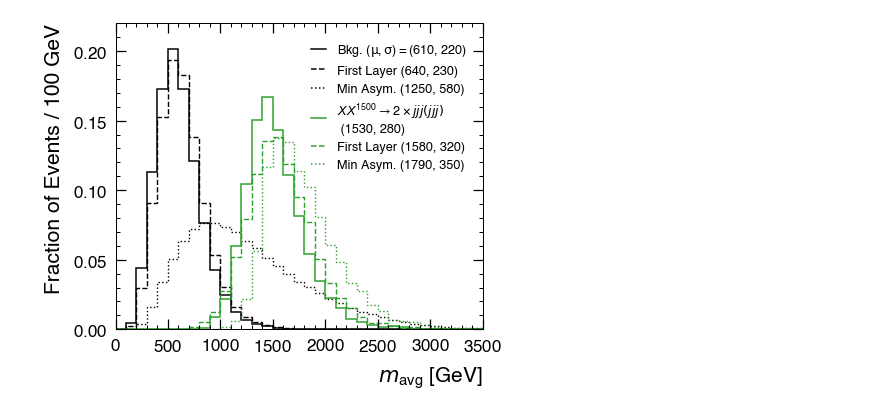
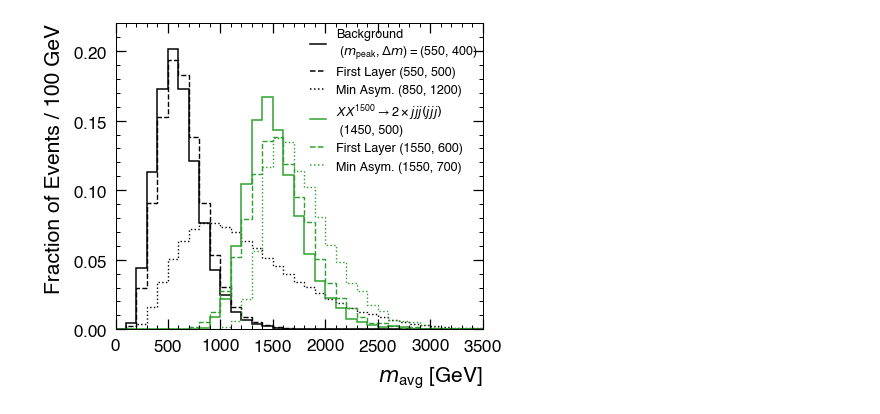
Before and after one commit to badeaa3/unsupervised-search, a Jupyter notebook: plotting/Compare Plot.ipynb, the cells around one changed output. Saved outputs shown, nothing was run; the diff lists cells and outputs as text; code cells hidden in the pictures.

```diff
--- a/plotting/Compare Plot.ipynb
+++ b/plotting/Compare Plot.ipynb
@@ -11,6 +11,25 @@ import numpy as np
 import atlas_mpl_style as ampl
 ampl.use_atlas_style(usetex=True)
 ampl.set_color_cycle("Paper", 6)
+# %%
+# Find the bin with the maximum count (peak)
+def peakFWHM(counts, bin_edges):
+    peak_bin_index = np.argmax(counts)
+    peak_value = (bin_edges[peak_bin_index] + bin_edges[peak_bin_index + 1]) / 2  # Midpoint of the peak bin
+
+    # Calculate the half-maximum count
+    half_max_count = counts[peak_bin_index] / 2
+
+    # Find the indices where the counts are closest to the half-maximum count on each side of the peak
+    left_index = np.argmin(np.abs(counts[:peak_bin_index] - half_max_count))
+    right_index = np.argmin(np.abs(counts[peak_bin_index + 1:] - half_max_count)) + peak_bin_index + 1
+
+    # Calculate FWHM
+    fwhm = bin_edges[right_index] - bin_edges[left_index]
+
+    # print("Peak value:", peak_value)
+    # print("FWHM:", fwhm)
+    return peak_value, fwhm
 # %%
 # plot the first layer line or not
 doFirstLayer = True
@@ -45,8 +64,9 @@ rasterized = False
 
 # background
 weights = np.array(dic['compare_plot']['Bkg'])*binW
-mean = np.average(bin_centers, weights=weights)
-std_dev = np.sqrt(np.average((bin_centers - mean)**2, weights=weights))
+# mean = np.average(bin_centers, weights=weights)
+# std_dev = np.sqrt(np.average((bin_centers - mean)**2, weights=weights))
+mean, std_dev = peakFWHM(weights ,bins)
 ax.hist(bins[:-1],
     bins,
     weights=weights,
@@ -54,15 +74,16 @@ ax.hist(bins[:-1],
     lw=lw,
     ls="-",
     histtype="step",
-    label="Bkg." rf" $(\mu,\sigma)=$({round(mean,-1):.0f}, {round(std_dev,-1):.0f})",
+    label="Background" "\n" rf" $(\mathit{{m}}_{{peak}},\Delta \mathit{{m}})=$({round(mean,-1):.0f}, {round(std_dev,-1):.0f})", #\mu, \sigma
     color="black",
     rasterized=rasterized)
 
 # first layer
 if doFirstLayer:
     weights = np.array(dic['compare_plot']['Bkg_firstlayer'])*binW
-    mean = np.average(bin_centers, weights=weights)
-    std_dev = np.sqrt(np.average((bin_centers - mean)**2, weights=weights))
+    # mean = np.average(bin_centers, weights=weights)
+    # std_dev = np.sqrt(np.average((bin_centers - mean)**2, weights=weights))
+    mean, std_dev = peakFWHM(weights ,bins)
     ax.hist(bins[:-1],
         bins,
         weights=weights,
@@ -76,8 +97,9 @@ if doFirstLayer:
 
 # min asymmetry
 weights = np.array(dic['compare_plot']['Bkg_minasym'])*binW
-mean = np.average(bin_centers, weights=weights)
-std_dev = np.sqrt(np.average((bin_centers - mean)**2, weights=weights))
+# mean = np.average(bin_centers, weights=weights)
+# std_dev = np.sqrt(np.average((bin_centers - mean)**2, weights=weights))
+mean, std_dev = peakFWHM(weights ,bins)
 ax.hist(bins[:-1],
     bins,
     weights=weights,
@@ -91,8 +113,9 @@ ax.hist(bins[:-1],
 
 # example signal
 weights = np.array(dic['compare_plot']['TT_tN1_1500_1000'])*binW
-mean = np.average(bin_centers, weights=weights)
-std_dev = np.sqrt(np.average((bin_centers - mean)**2, weights=weights))
+# mean = np.average(bin_centers, weights=weights)
+# std_dev = np.sqrt(np.average((bin_centers - mean)**2, weights=weights))
+mean, std_dev = peakFWHM(weights ,bins)
 ax.hist(bins[:-1],
     bins,
     weights=weights,
@@ -107,8 +130,9 @@ ax.hist(bins[:-1],
 # first layer
 if doFirstLayer:
     weights = np.array(dic['compare_plot']['TT_tN1_1500_1000_firstlayer'])*binW
-    mean = np.average(bin_centers, weights=weights)
-    std_dev = np.sqrt(np.average((bin_centers - mean)**2, weights=weights))
+    # mean = np.average(bin_centers, weights=weights)
+    # std_dev = np.sqrt(np.average((bin_centers - mean)**2, weights=weights))
+    mean, std_dev = peakFWHM(weights ,bins)
     ax.hist(bins[:-1],
         bins,
         weights=weights,
@@ -122,8 +146,9 @@ if doFirstLayer:
 
 # min asymmetry
 weights = np.array(dic['compare_plot']['TT_tN1_1500_1000_minasym'])*binW
-mean = np.average(bin_centers, weights=weights)
-std_dev = np.sqrt(np.average((bin_centers - mean)**2, weights=weights))
+# mean = np.average(bin_centers, weights=weights)
+# std_dev = np.sqrt(np.average((bin_centers - mean)**2, weights=weights))
+mean, std_dev = peakFWHM(weights ,bins)
 ax.hist(bins[:-1],
     bins,
     weights=weights,
@@ -144,7 +169,7 @@ ax.legend(new_handles,
           title_fontsize="13",
           ncol=1,
           framealpha=0.0,
-          prop={'size': 12.7},
+          prop={'size': 12.6},
           bbox_to_anchor=(0.5, 0.475, 0.45, 0.5), #(0.54, 0.45, 0.45, 0.5)
           handlelength=1.25)
 
@@ -156,31 +181,31 @@ ax.set_ylabel("Fraction of Events / 100 GeV", fontsize=21, labelpad=9, horizonta
 ax.set_xlim(0,3500)
 ax.set_ylim(0, 0.22)
 
 # tick params
 tick_params_major = {"which"     : "major",
                      "length"    : 10,
                      "width"     : 1.25,
                      "direction" : "in",
                      "right"     : True,
                      "top"       : True,
                      "labelsize" : 17,
                      "pad"       : 8}
 tick_params_minor = {"which"     : "minor",
                      "length"    : 4,
                      "width"     : 1,
                      "direction" : "in",
                      "right"     : True,
                      "top"       : True,
                      "labelsize" : 15}
 
 # ax.xaxis.set_minor_locator(AutoMinorLocator(5))
 # ax.yaxis.set_minor_locator(AutoMinorLocator(5))
 ax.tick_params(**tick_params_major)
 ax.tick_params(**tick_params_minor)
 plt.locator_params(axis='y', nbins=8)
 plt.locator_params(axis='x', nbins=8)
 
 # save
 plt.savefig(outFileName, bbox_inches="tight") # _noFirstLayer
 # %% [output]
-[figure, old version]
+[figure, new version]
```
Also changed, not shown: 1 other file.
